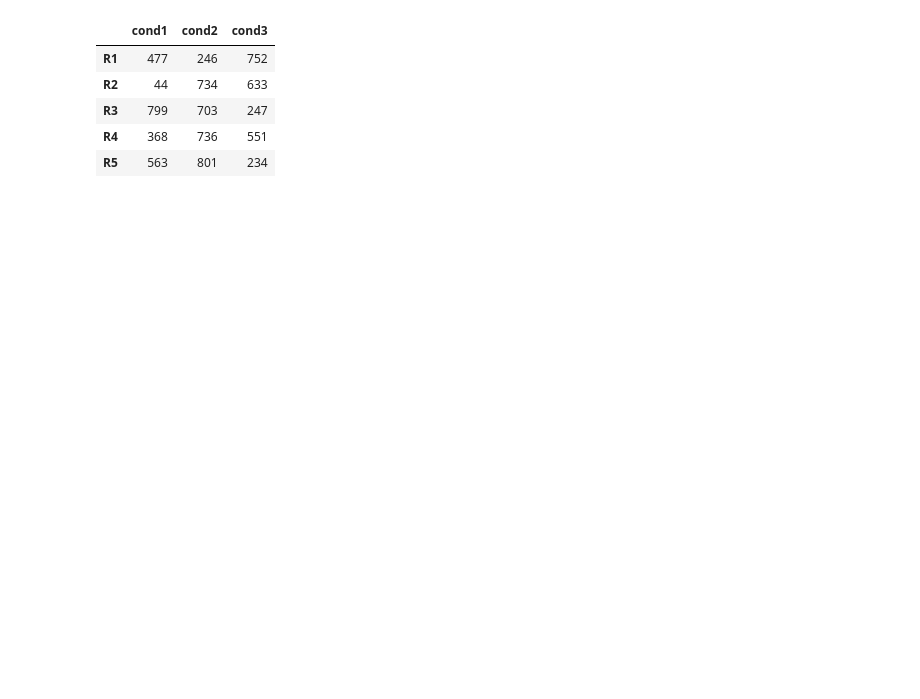
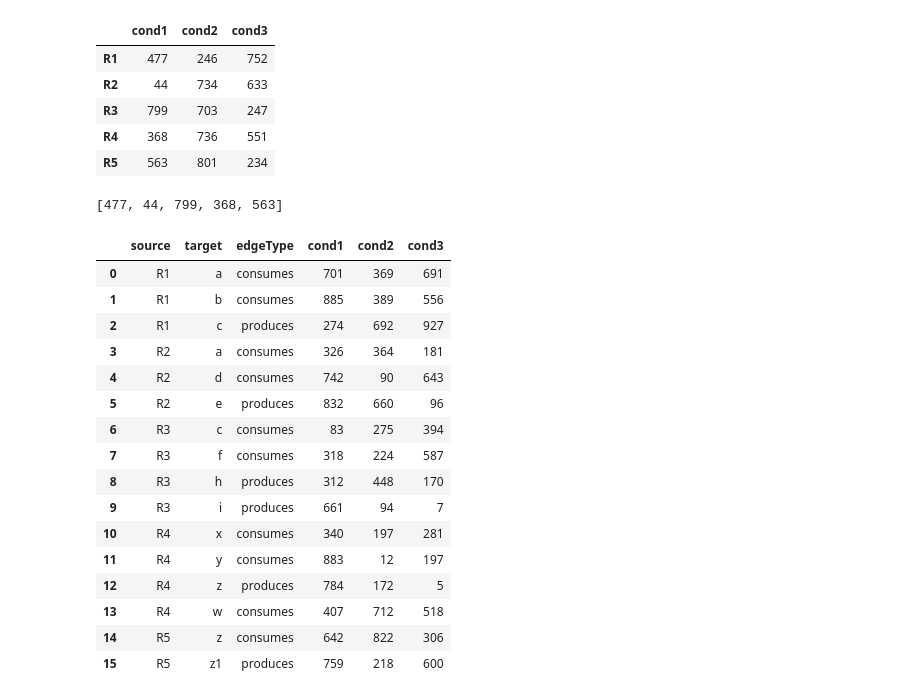
Before and after one commit to paul-shannon/cyjs-jupyter, a Jupyter notebook: self-contained-notebooks/simple/simple.ipynb, the cells around one changed output. Drawn from its saved outputs; the diff is of its cells as text; code cells hidden in the pictures; blank space fills up the shorter version.

```diff
--- a/self-contained-notebooks/simple/simple.ipynb
+++ b/self-contained-notebooks/simple/simple.ipynb
@@ -622,5 +645,29 @@ reactionNames = tbl_flux.index.tolist()
 conditionNames = tbl_flux.columns.tolist()
 # %%
 values = tbl_flux[conditionNames[0]].tolist()
+values
+# %% [output]
+[477, 44, 799, 368, 563]
 # %%
 cy.setNodeAttributes("flux", reactionNames, values)
+# %%
+tbl_edgeFlux = read_csv('edgeFlux.tsv', sep='\t')
+tbl_edgeFlux
+# %% [output]
+|  | source | target | edgeType | cond1 | cond2 | cond3 |
+| 0 | R1 | a | consumes | 701 | 369 | 691 |
+| 1 | R1 | b | consumes | 885 | 389 | 556 |
+| 2 | R1 | c | produces | 274 | 692 | 927 |
+| 3 | R2 | a | consumes | 326 | 364 | 181 |
+| 4 | R2 | d | consumes | 742 | 90 | 643 |
+| 5 | R2 | e | produces | 832 | 660 | 96 |
+| 6 | R3 | c | consumes | 83 | 275 | 394 |
+| 7 | R3 | f | consumes | 318 | 224 | 587 |
+| 8 | R3 | h | produces | 312 | 448 | 170 |
+| 9 | R3 | i | produces | 661 | 94 | 7 |
+| 10 | R4 | x | consumes | 340 | 197 | 281 |
+| 11 | R4 | y | consumes | 883 | 12 | 197 |
+| 12 | R4 | z | produces | 784 | 172 | 5 |
+| 13 | R4 | w | consumes | 407 | 712 | 518 |
+| 14 | R5 | z | consumes | 642 | 822 | 306 |
+| 15 | R5 | z1 | produces | 759 | 218 | 600 |
```
Also changed, not shown: parts of 3 cells of this notebook.
